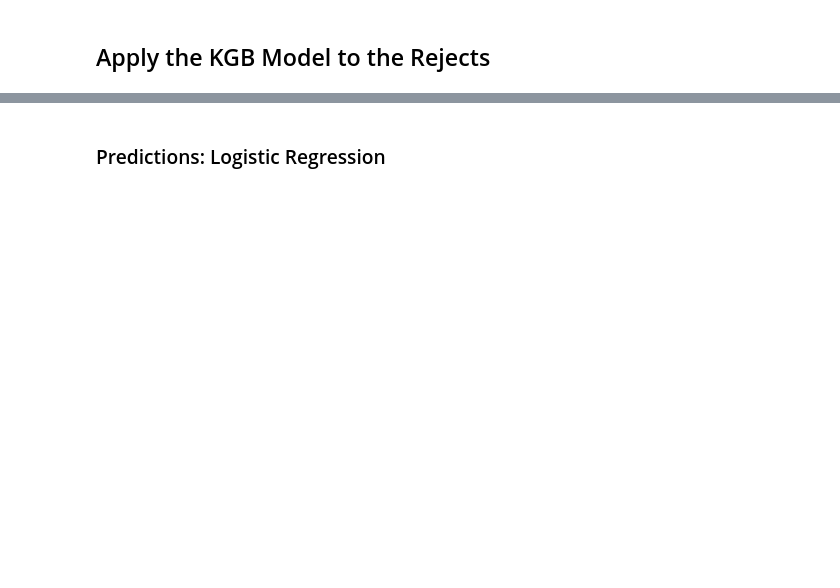
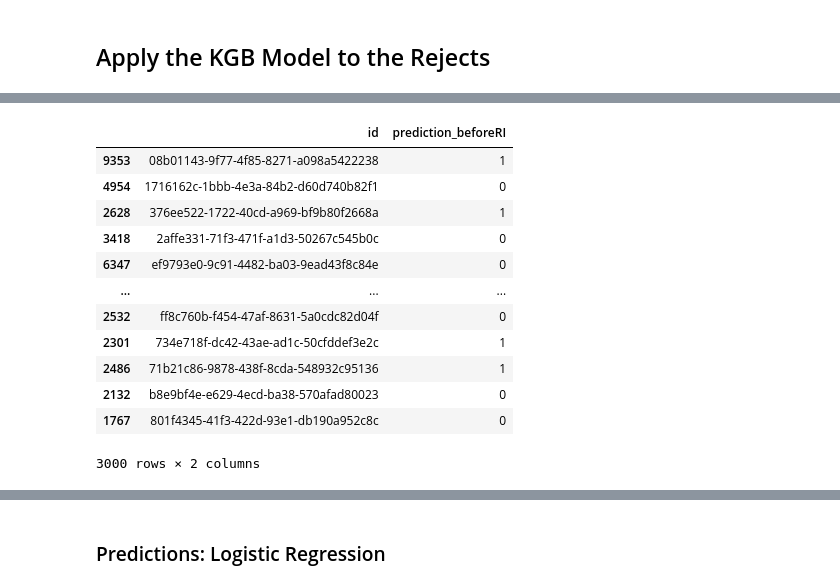
Before and after one commit to AnnaMariaAngelova/Reject_Inference, a Jupyter notebook: RI.ipynb, the cells around one changed output, grey strips where cells are left out. Drawn from its saved outputs; the diff is of its cells as text; code cells hidden in the pictures; blank space fills up the shorter version.

```diff
--- a/RI.ipynb
+++ b/RI.ipynb
@@ -709,0 +896,30 @@ dfr_test3 = dfr_test2[
+# %%
+# Join predictions with test new
+pred_test_ri = kmeans.predict(dfr_test3)
+pred_test_ri6 = pd.DataFrame(
+    data=pred_test_ri, columns=["prediction_beforeRI"], index=dfr_test2.index.copy()
+)
+ri6_testing = pd.merge(
+    dfr_test2,
+    pred_test_ri6[["prediction_beforeRI"]],
+    how="inner",
+    left_index=True,
+    right_index=True,
+)
+# pred_test1.dropna(subset=["prediction_beforeRI"], inplace=True)
+ri6_test = ri6_testing[["id", "prediction_beforeRI"]]
+ri6_test
+# %% [output]
+|  | id | prediction_beforeRI |
+| 9353 | 08b01143-9f77-4f85-8271-a098a5422238 | 1 |
+| 4954 | 1716162c-1bbb-4e3a-84b2-d60d740b82f1 | 0 |
+| 2628 | 376ee522-1722-40cd-a969-bf9b80f2668a | 1 |
+| 3418 | 2affe331-71f3-471f-a1d3-50267c545b0c | 0 |
+| 6347 | ef9793e0-9c91-4482-ba03-9ead43f8c84e | 0 |
+| ... | ... | ... |
+| 2532 | ff8c760b-f454-47af-8631-5a0cdc82d04f | 0 |
+| 2301 | 734e718f-dc42-43ae-ad1c-50cfddef3e2c | 1 |
+| 2486 | 71b21c86-9878-438f-8cda-548932c95136 | 1 |
+| 2132 | b8e9bf4e-e629-4ecd-ba38-570afad80023 | 0 |
+| 1767 | 801f4345-41f3-422d-93e1-db190a952c8c | 0 |
+3000 rows × 2 columns
```
Also changed, not shown: parts of 82 cells of this notebook.
